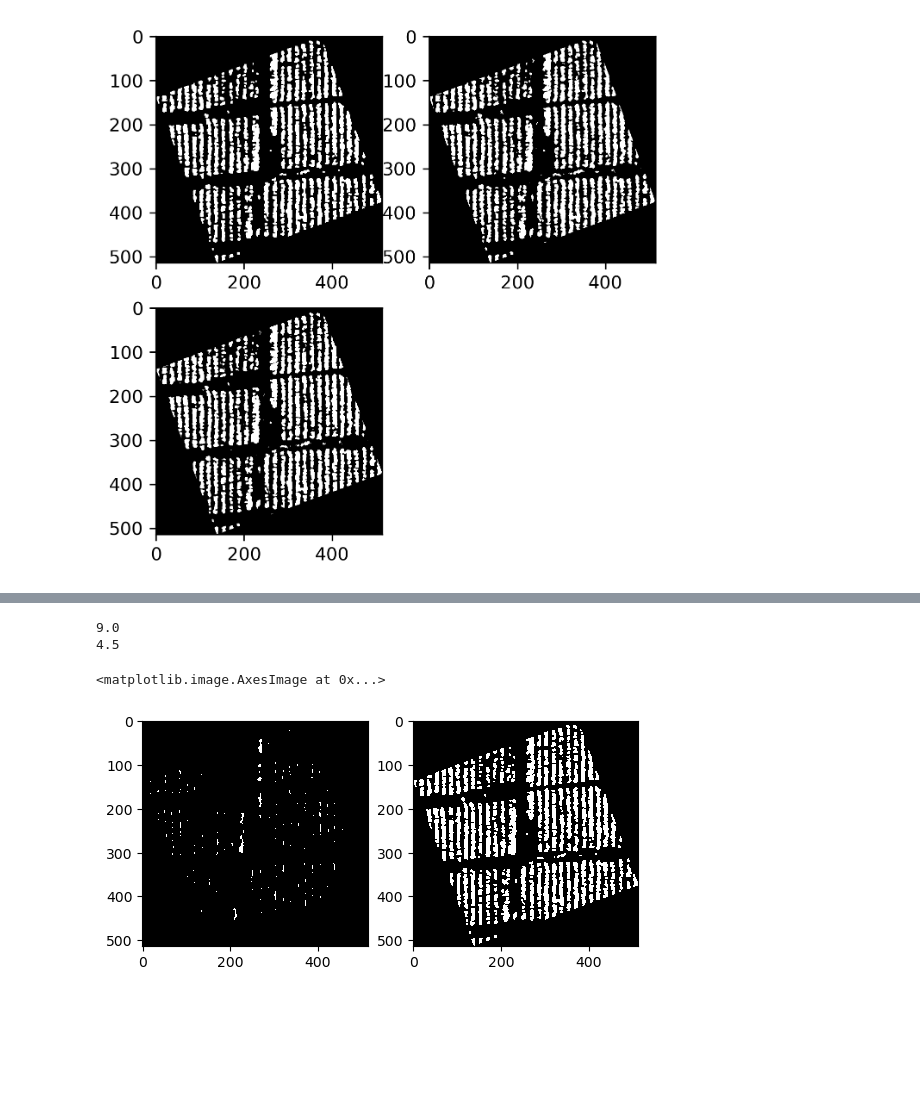
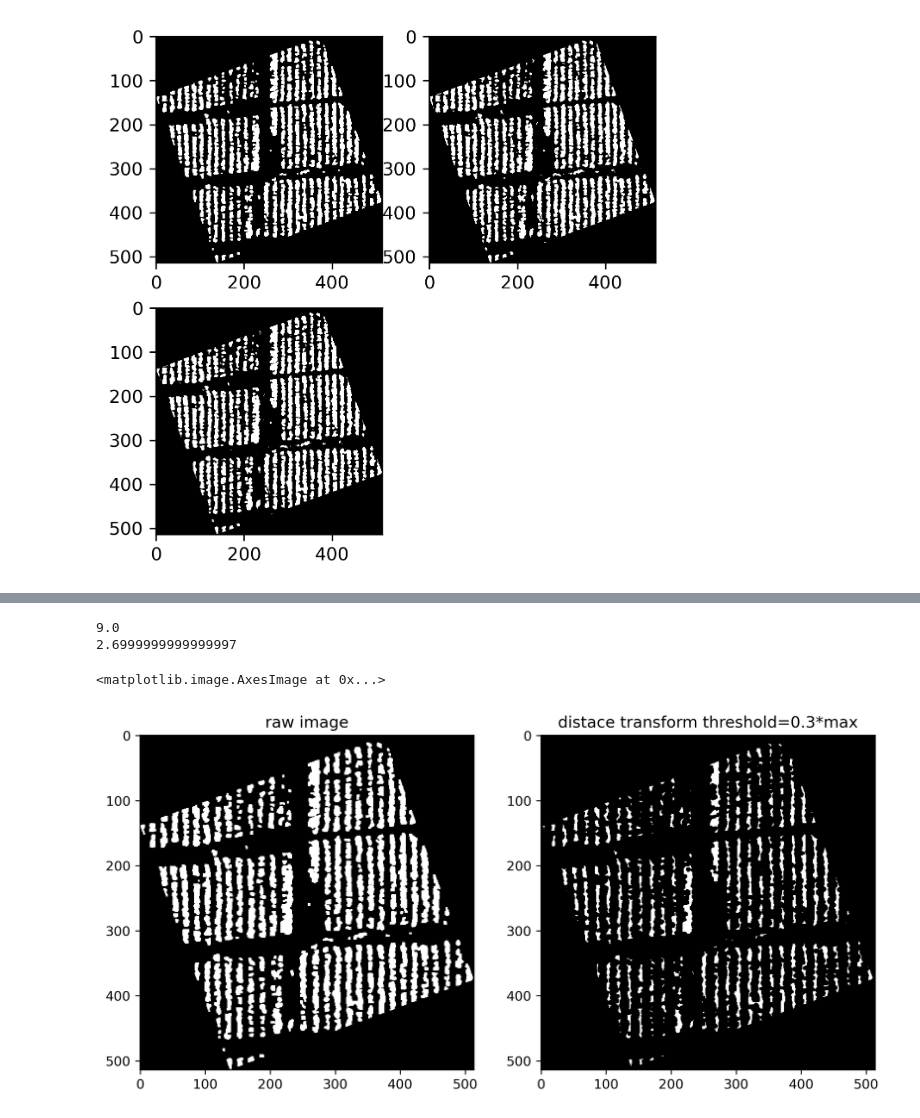
Before and after one commit to yiguanxianyu/tobacco_plant_count, a Jupyter notebook: image_process/erosion.ipynb, the cells around one changed output, grey strips where cells are left out. Saved outputs shown, nothing was run; the diff lists cells and outputs as text; code cells hidden in the pictures; blank space fills up the shorter version.

```diff
--- a/image_process/erosion.ipynb
+++ b/image_process/erosion.ipynb
@@ -116,18 +123,22 @@ plt.hist(hist, np.arange(1, 10, 1), facecolor='g', alpha=0.75)
 # %%
 # 距离变换
 dist_transform = cv.distanceTransform(open_m, cv.DIST_L2, 5)
 print(np.max(dist_transform))
-ret, sure_fg = cv.threshold(dist_transform, 0.5 * dist_transform.max(), 1, 0)
+ret, sure_fg = cv.threshold(dist_transform, 0.3 * dist_transform.max(), 1, 0)
 print(ret)
+
+plt.figure(figsize=(10, 5), dpi=300)
 plt.subplot(121)
+plt.title('raw image')
+plt.imshow(open_m, cmap='gray', vmin=0, vmax=1, interpolation='none')
+plt.subplot(122)
+plt.title('distace transform threshold=0.3*max')
 plt.imshow(sure_fg, cmap='gray', vmin=0, vmax=1, interpolation='none')
-plt.subplot(122)
-plt.imshow(open_m, cmap='gray', vmin=0, vmax=1, interpolation='none')
 # %% [output]
 9.0
-4.5
+2.6999999999999997
 <matplotlib.image.AxesImage at 0x...>
-[figure, old version]
+[figure, new version]
 # %%
 from skimage import morphology
 
```
Also changed, not shown: parts of 7 cells of this notebook, 4 other files.
